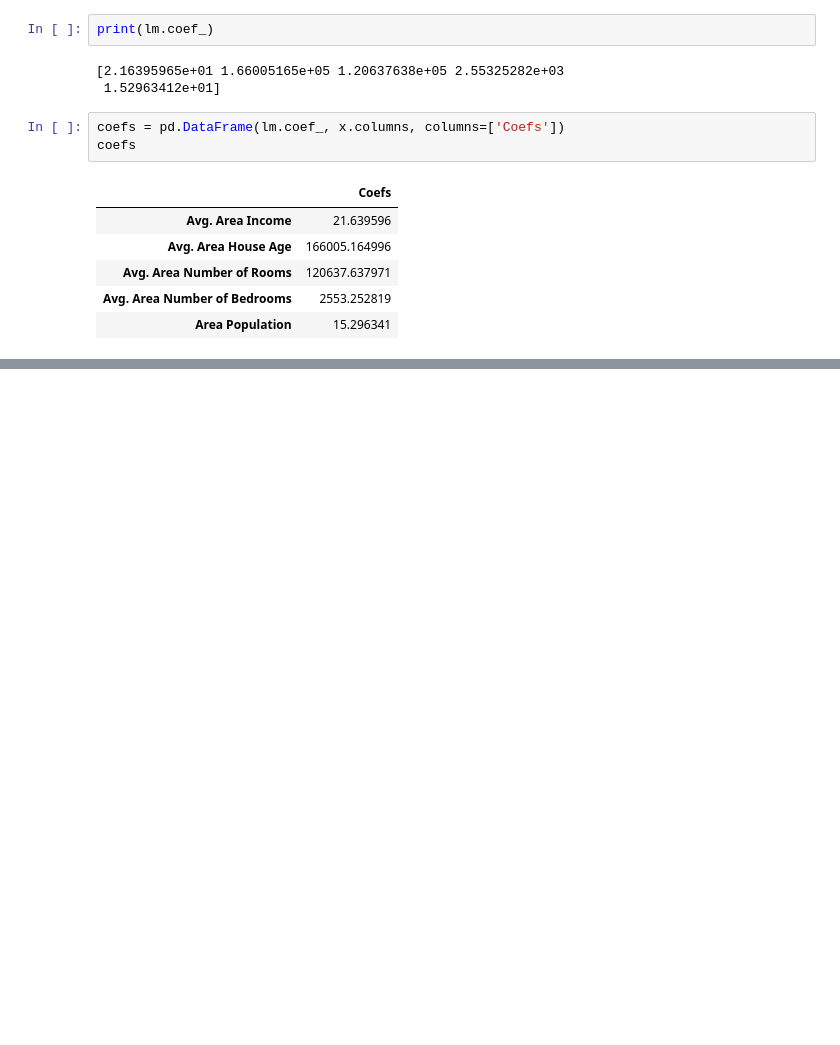
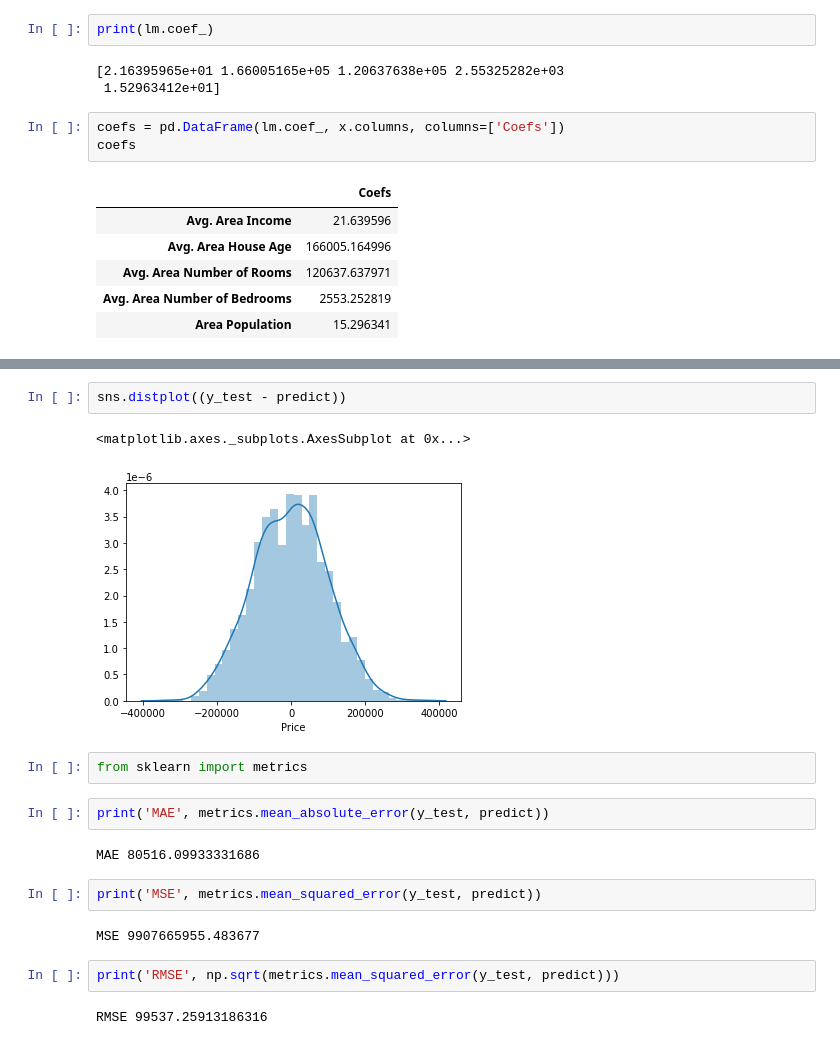
Before and after one commit to ro-prates/data_science, a Jupyter notebook: regressao_casas.ipynb, the cells around one changed output, grey strips where cells are left out. Drawn from its saved outputs; the diff is of its cells as text; blank space fills up the shorter version.

```diff
--- a/regressao_casas.ipynb
+++ b/regressao_casas.ipynb
@@ -143,0 +156,19 @@ coefs
+# %%
+sns.distplot((y_test - predict))
+# %% [output]
+<matplotlib.axes._subplots.AxesSubplot at 0x...>
+[figure, added]
+# %%
+from sklearn import metrics
+# %%
+print('MAE', metrics.mean_absolute_error(y_test, predict))
+# %% [output]
+MAE 80516.09933331686
+# %%
+print('MSE', metrics.mean_squared_error(y_test, predict))
+# %% [output]
+MSE 9907665955.483677
+# %%
+print('RMSE', np.sqrt(metrics.mean_squared_error(y_test, predict)))
+# %% [output]
+RMSE 99537.25913186316
```
Also changed, not shown: parts of 2 cells of this notebook.
